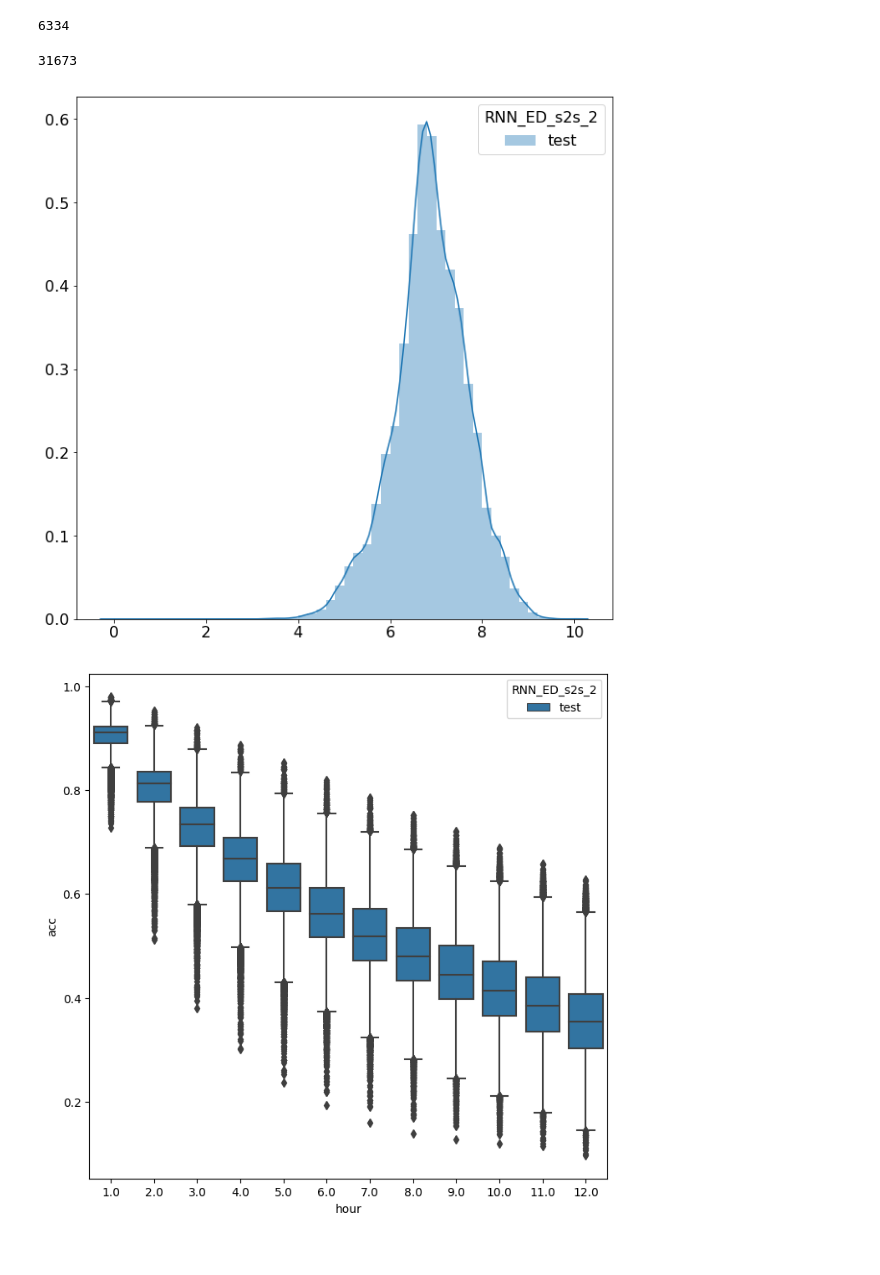
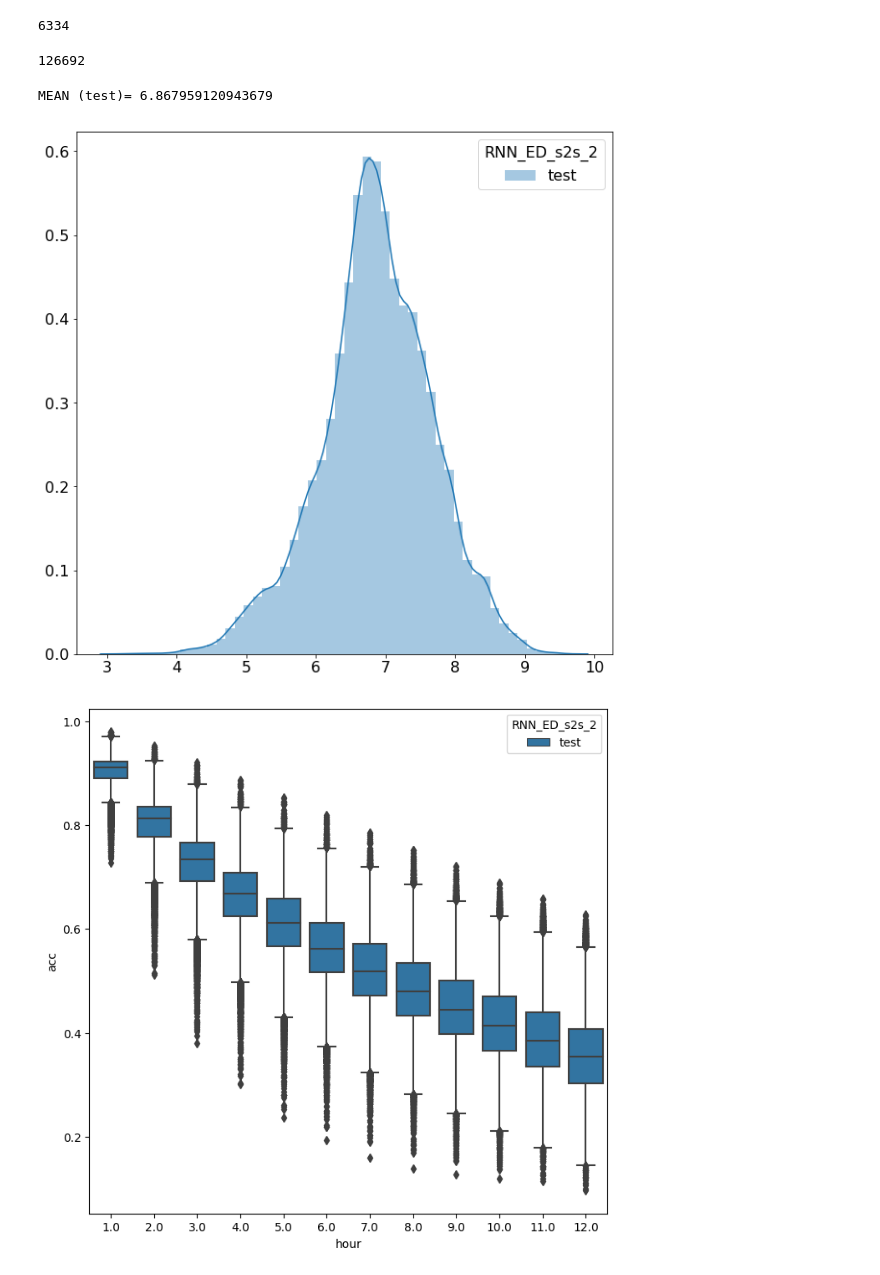
Before and after one commit to bejar/Wind, a Jupyter notebook: Notebooks/0EnergiesStatisticsFullExpIndividual.ipynb, the cells around one changed output. Saved outputs shown, nothing was run; the diff lists cells and outputs as text; code cells hidden in the pictures.

```diff
--- a/Notebooks/0EnergiesStatisticsFullExpIndividual.ipynb
+++ b/Notebooks/0EnergiesStatisticsFullExpIndividual.ipynb
@@ -221,13 +225,14 @@ results.plot_map(dset=('val'),figsize=(1200,800))
 # %% [output]
 6334
 # %%
-results.sample(.25)
+results.sample(1)
 results.selected_size()
 
 results.plot_distplot(seaborn=True, notebook=True, summary='sum',dset=('test'), figsize=(10,10))
 # %% [output]
-31673
+126692
+MEAN (test)= 6.867959120943679
-[figure, old version]
+[figure, new version]
 # %%
 results.plot_hours_boxplot(dset=('test'),figsize=(8,8))
 # %% [output]
```
Also changed, not shown: parts of 17 cells of this notebook, 6 other files.
